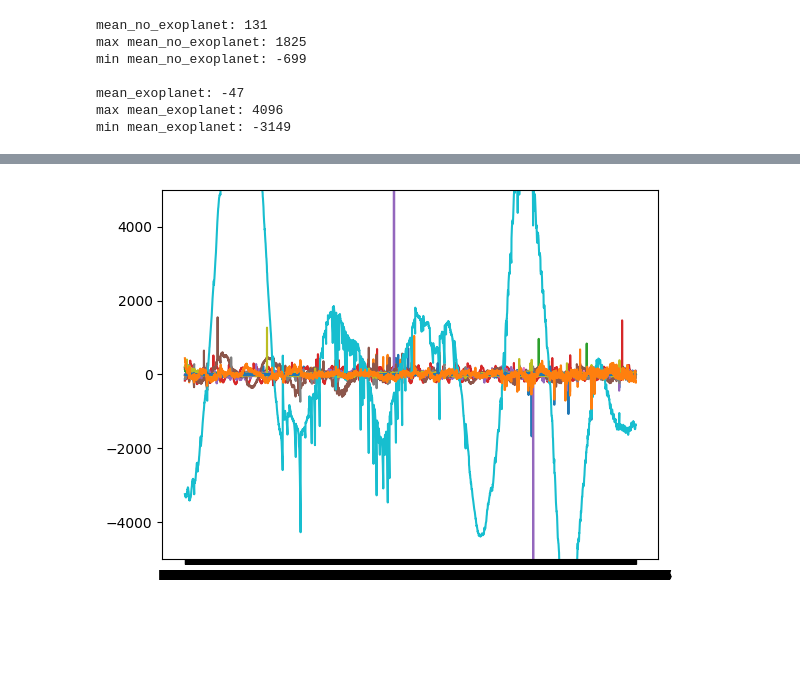
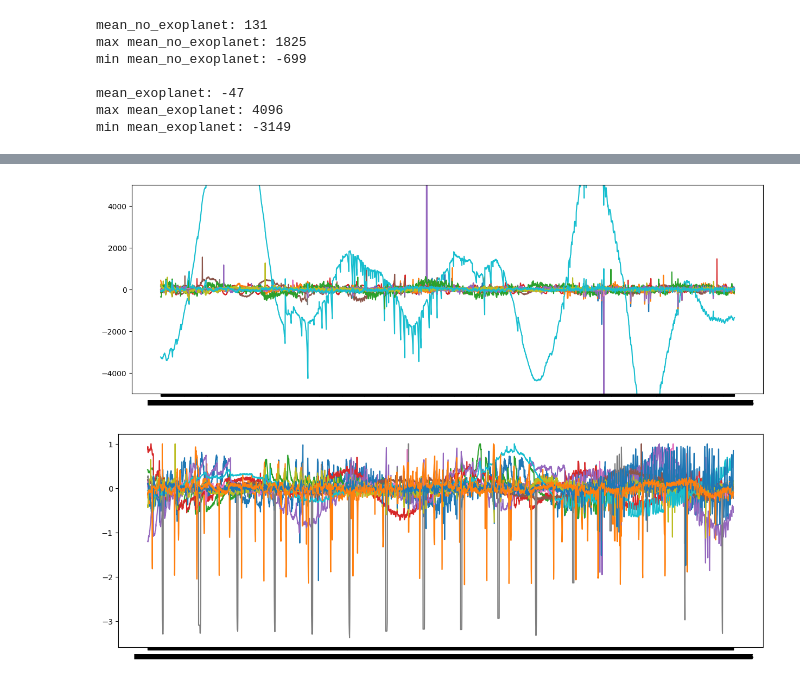
Before and after one commit to alken01/Exoplanet-Hunting, a Jupyter notebook: main.ipynb, the cells around one changed output, grey strips where cells are left out. Drawn from its saved outputs; the diff is of its cells as text; code cells hidden in the pictures; blank space fills up the shorter version.

Commit message:
added normalized

```diff
--- a/main.ipynb
+++ b/main.ipynb
@@ -84,8 +84,21 @@ plt.show()
 # %%
-for i in range(12):
+plt.figure(figsize=(15,5))
+for i in range(20):
     plt.subplot()
     plt.plot(no_exoplanets[i])
     plt.ylim([-5000,5000])
 plt.show()
 # %% [output]
-[figure, old version]
+[figure, new version]
+# %%
+normalized_exo = []
+
+for exo in exoplanets:
+    normalized_exo.append(exo/np.max(exo))
+
+plt.figure(figsize=(15,5))
+for i in range(12):
+    plt.plot(normalized_exo[i])
+plt.show()
+# %% [output]
+[figure, added]
```
Also changed, not shown: parts of 2 cells of this notebook.
